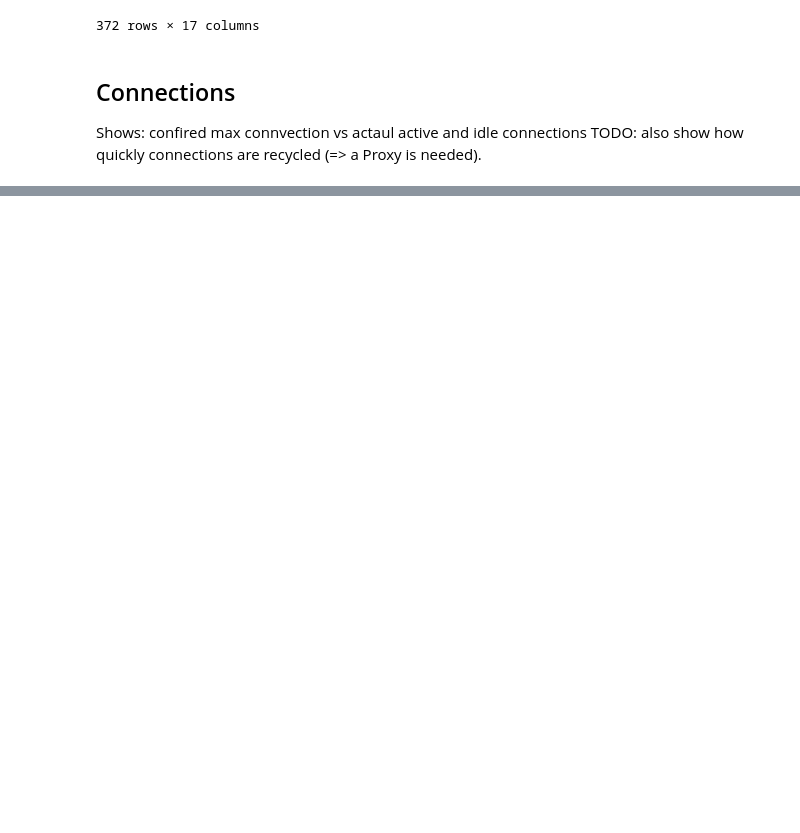
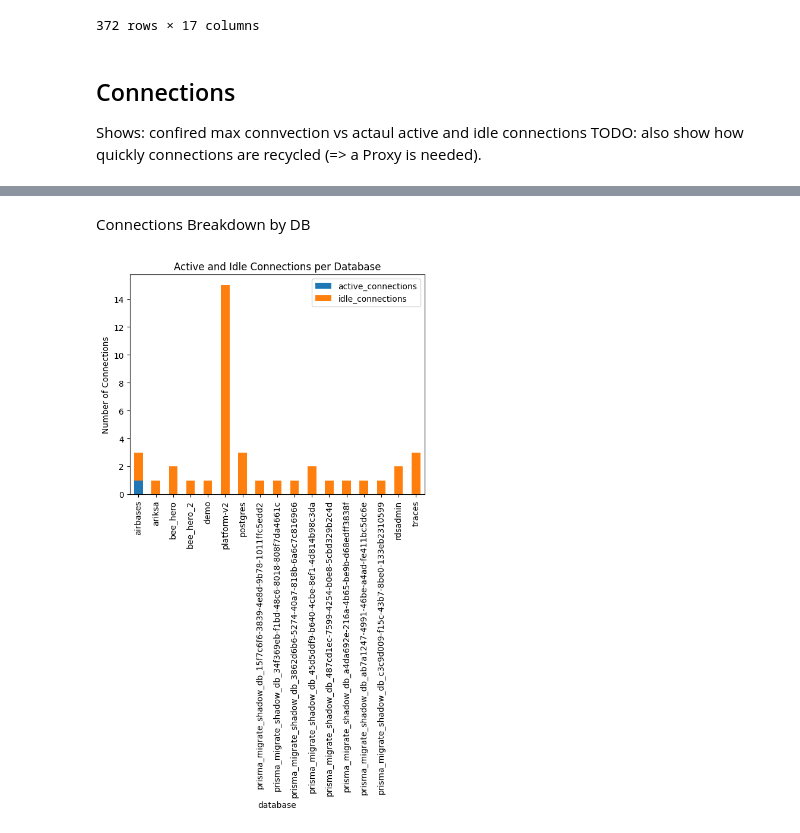
Before and after one commit to itaybraun1/db-observability-toolkit, a Jupyter notebook: Notebooks/pg_stat_statement.ipynb, the cells around one changed output, grey strips where cells are left out. Cells and saved outputs as stored; diff of their text form; code cells hidden in the pictures; blank space fills up the shorter version.

```diff
--- a/Notebooks/pg_stat_statement.ipynb
+++ b/Notebooks/pg_stat_statement.ipynb
@@ -75,0 +78,24 @@ df
+# %% [markdown]
+Connections Breakdown by DB
+# %%
+query_ccnnections_metrics = """
+SELECT datname as database,
+       COUNT(*) FILTER (WHERE state = 'active') AS active_connections,
+       COUNT(*) FILTER (WHERE state = 'idle') AS idle_connections
+FROM pg_stat_activity
+WHERE datname IS NOT NULL
+GROUP BY datname
+ORDER BY datname
+"""
+
+df = pd.read_sql_query(query_ccnnections_metrics, connection)
+df
+
+# Plot the results as a bar chart
+ax = df.plot(kind='bar', x='database', stacked=True)
+ax.set_xlabel('database')
+ax.set_ylabel('Number of Connections')
+ax.set_title('Active and Idle Connections per Database')
+plt.show()
+# %% [output]
+[figure, added]
```
Also changed, not shown: parts of 2 cells of this notebook.
